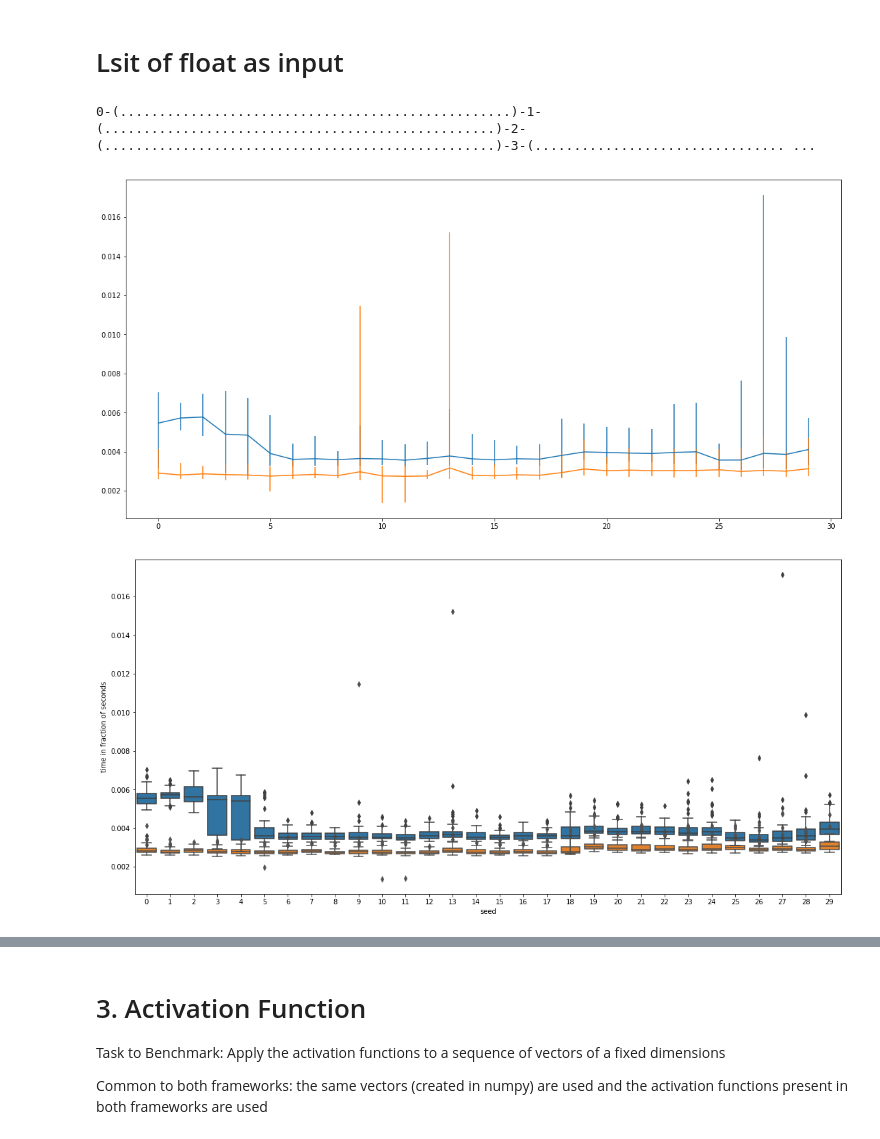
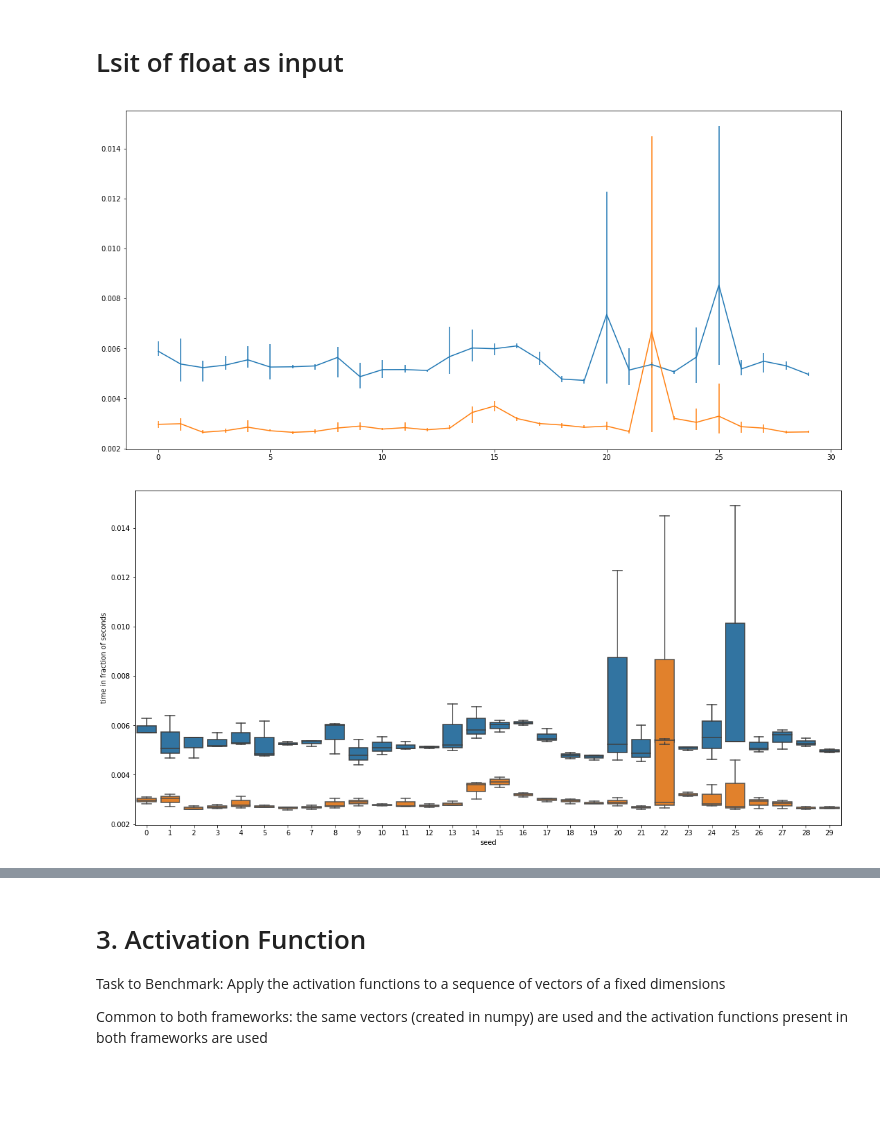
Before and after one commit to MattePalte/Tensorflow-VS-MXNet-Benchmark, a Jupyter notebook: Notebooks/Fundamental Ops - Linear Algebra - params.ipynb, the cells around one changed output, grey strips where cells are left out. Drawn from its saved outputs; the diff is of its cells as text; code cells hidden in the pictures; blank space fills up the shorter version.

```diff
--- a/Notebooks/Fundamental Ops - Linear Algebra - params.ipynb
+++ b/Notebooks/Fundamental Ops - Linear Algebra - params.ipynb
@@ -91,0 +131,8 @@ def plot_timing(mx_list, tf_list):
+# %%
+def plot_time_vs_seed_boxplot(df_result):
+    fig, ax = plt.subplots(figsize=(18.5, 9))
+
+    sns.boxplot(df_result["seed"], df_result["mxnet"], ax=ax, color="C0")
+    sns.boxplot(df_result["seed"], df_result["tensorflow"], ax=ax, color="C1")
+    #https://stackoverflow.com/questions/53142308/how-to-change-the-colour-of-the-seaborn-boxplot-extensive-line-and-outliers
+    ax.set_ylabel("time in fraction of seconds")
@@ -209,19 +172,0 @@ def plot_experimental_results(df_result):
-# %%
-common_params = {}
-common_params["generate_vectors"] = "y"
-common_params["vector_dim"] = "100"
-common_params["vectors_per_bag"] = "50"
-common_params["numpy_vectors"] = "y"
-mx_params = {}
-mx_params["numpy_vectors"] = "y"
-tf_params = {}
-
-pandas_dataframes = []
-
-# changing dimension of vectors
-for dimension in range(100, 10000, 100):
-    common_params["vector_dim"] = str(dimension)
-    df_dimension_result = run_experiment(mx_vector_creation_plus, tf_vector_creation_plus,
-                           nr_tries=30, tries_per_seed=3,
-                           common=common_params, mx_only=mx_params, tf_only=tf_params)
-    pandas_dataframes += [df_dimension_result]
@@ -349,19 +408,19 @@ plot_experimental_results(df_result)
 # %%
 common_params = {}
 common_params["generate_vectors"] = "y"
 common_params["vector_dim"] = "100"
 common_params["vectors_per_bag"] = "50"
 common_params["numpy_vectors"] = "n"
 mx_params = {}
 mx_params["numpy_vectors"] = "n"
 tf_params = {}
 
 df_result = run_experiment(mx_vector_creation, tf_vector_creation,
-                           nr_tries=30, tries_per_seed=50,
+                           nr_tries=30, tries_per_seed=3,
                            common=common_params, mx_only=mx_params, tf_only=tf_params)
-show_error_bar(df_result)
-plot_experimental_results(df_result)
+
+plot_time_vs_seed_line_errorbar(df_result)
+plot_time_vs_seed_boxplot(df_result)
 # %% [output]
-0-(..................................................)-1-(..................................................)-2-(..................................................)-3-(................................ ...
-[figure, old version]
+[figure, new version]
-[figure, old version]
+[figure, new version]
```
Also changed, not shown: parts of 36 cells of this notebook, 3 other files.
